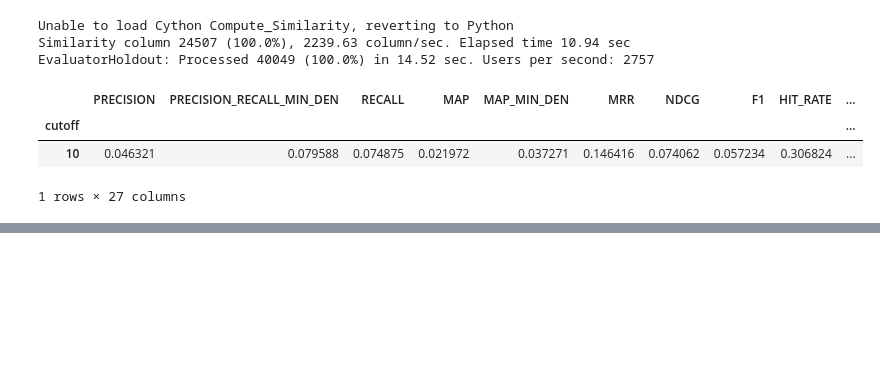
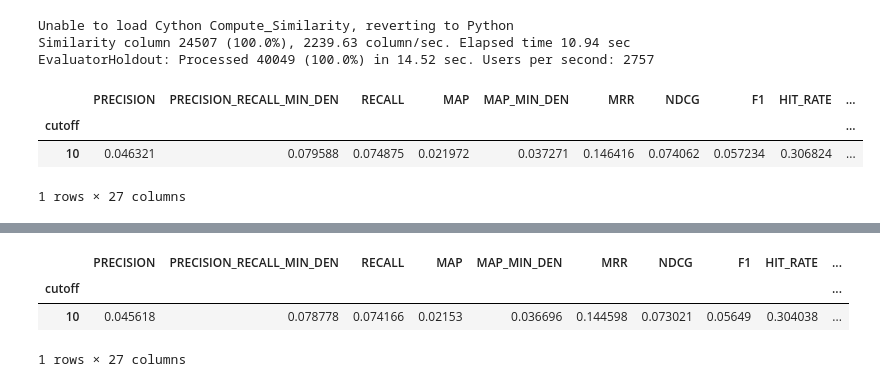
Before and after one commit to MatteoPancini/Recsys-Challenge-2022, a Jupyter notebook: Hyperparameter Tuning/ItemKNNCF.ipynb, the cells around one changed output, grey strips where cells are left out. Drawn from its saved outputs; the diff is of its cells as text; code cells hidden in the pictures; blank space fills up the shorter version.

```diff
--- a/Hyperparameter Tuning/ItemKNNCF.ipynb
+++ b/Hyperparameter Tuning/ItemKNNCF.ipynb
@@ -241,0 +241,5 @@ EvaluatorHoldout: Processed 40049 (100.0%) in 14.52 sec. Users per second: 2757
+# %%
+recommender.fit(shrink=int(20.368351179017708), topK=int(20.85998623635295))
+result_df, _ = evaluator_test.evaluateRecommender(recommender)
+result_df
+# %% [output]
@@ -241,0 +248,4 @@ EvaluatorHoldout: Processed 40049 (100.0%) in 14.52 sec. Users per second: 2757
+|  | PRECISION | PRECISION_RECALL_MIN_DEN | RECALL | MAP | MAP_MIN_DEN | MRR | NDCG | F1 | HIT_RATE | ... |
+| cutoff |  |  |  |  |  |  |  |  |  | ... |
+| 10 | 0.045618 | 0.078778 | 0.074166 | 0.02153 | 0.036696 | 0.144598 | 0.073021 | 0.05649 | 0.304038 | ... |
+1 rows × 27 columns
```
Also changed, not shown: parts of 10 cells of this notebook, 21 other files.
